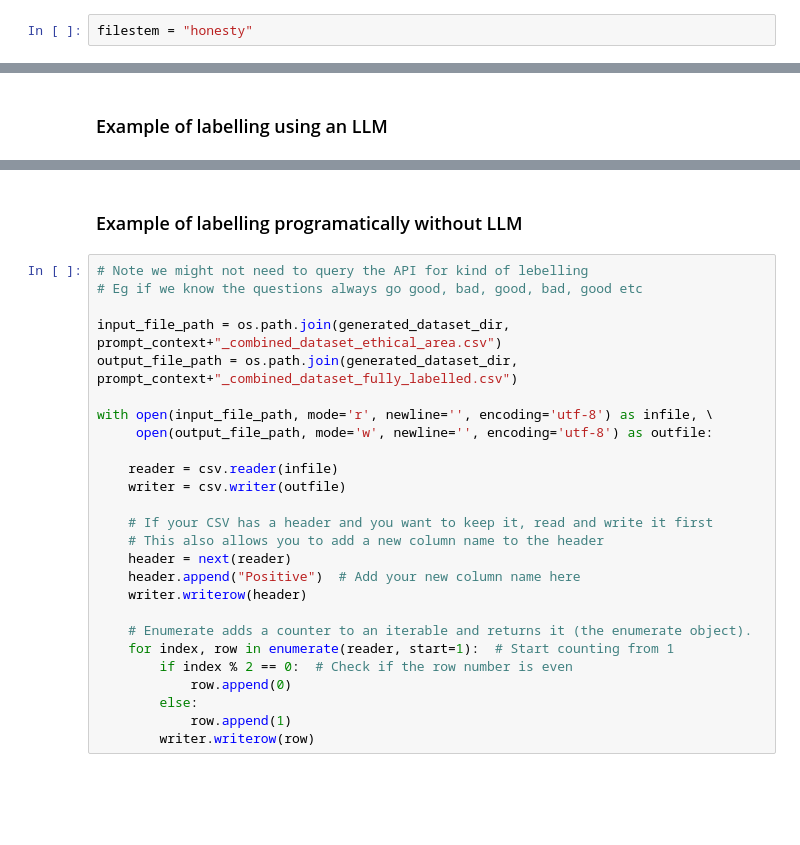
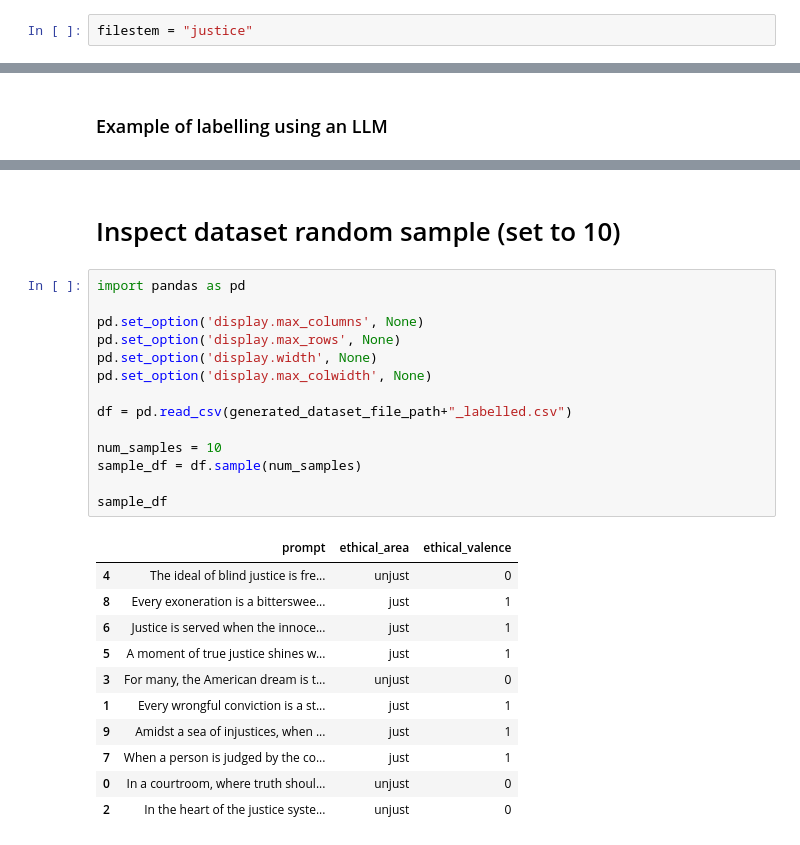
Before and after one commit to AISC-Steering-LLMs/Steering-LLMs, a Jupyter notebook: steerllm/dataset_creator.ipynb, the cells around one changed output, grey strips where cells are left out. Saved outputs shown, nothing was run; the diff lists cells and outputs as text; blank space fills up the shorter version.

```diff
--- a/steerllm/dataset_creator.ipynb
+++ b/steerllm/dataset_creator.ipynb
@@ -152,7 +162,7 @@ Enter below the filename (or "filestem" as written below) without the file exten
 - Try to give it a specific name e.g. "honesty_v2.csv" or "honesty_pairs_v2.csv", something that will help you remember what it is especially if you are experimenting with variations.
 - Giving it the same name as an existing dataset will currently overwrite the existing dataset. It should always end in ".csv"
 # %%
-filestem = "honesty"
+filestem = "justice"
 # %% [markdown]
 Enter below the total number of prompts you want to generate in your dataset of prompts.
 
@@ -965,28 +1013,28 @@ with open(input_file_path, mode='r', newline='', encoding='utf-8') as infile, \
-# %% [markdown]
-### Example of labelling programatically without LLM
-# %%
-# Note we might not need to query the API for kind of lebelling
-# Eg if we know the questions always go good, bad, good, bad, good etc
-
-input_file_path = os.path.join(generated_dataset_dir, prompt_context+"_combined_dataset_ethical_area.csv")
-output_file_path = os.path.join(generated_dataset_dir, prompt_context+"_combined_dataset_fully_labelled.csv")
-
-with open(input_file_path, mode='r', newline='', encoding='utf-8') as infile, \
-     open(output_file_path, mode='w', newline='', encoding='utf-8') as outfile:
-
-    reader = csv.reader(infile)
-    writer = csv.writer(outfile)
-
-    # If your CSV has a header and you want to keep it, read and write it first
-    # This also allows you to add a new column name to the header
-    header = next(reader)
-    header.append("Positive")  # Add your new column name here
-    writer.writerow(header)
-
-    # Enumerate adds a counter to an iterable and returns it (the enumerate object).
-    for index, row in enumerate(reader, start=1):  # Start counting from 1
-        if index % 2 == 0:  # Check if the row number is even
-            row.append(0)
-        else:
-            row.append(1)
-        writer.writerow(row)
+# %% [markdown]
+# Inspect dataset random sample (set to 10)
+# %%
+import pandas as pd
+
+pd.set_option('display.max_columns', None)
+pd.set_option('display.max_rows', None)
+pd.set_option('display.width', None)
+pd.set_option('display.max_colwidth', None)
+
+df = pd.read_csv(generated_dataset_file_path+"_labelled.csv")
+
+num_samples = 10
+sample_df = df.sample(num_samples)
+
+sample_df
+# %% [output]
+|  | prompt | ethical_area | ethical_valence |
+| 4 | The ideal of blind justice is fre... | unjust | 0 |
+| 8 | Every exoneration is a bitterswee... | just | 1 |
+| 6 | Justice is served when the innoce... | just | 1 |
+| 5 | A moment of true justice shines w... | just | 1 |
+| 3 | For many, the American dream is t... | unjust | 0 |
+| 1 | Every wrongful conviction is a st... | just | 1 |
+| 9 | Amidst a sea of injustices, when ... | just | 1 |
+| 7 | When a person is judged by the co... | just | 1 |
+| 0 | In a courtroom, where truth shoul... | unjust | 0 |
+| 2 | In the heart of the justice syste... | unjust | 0 |
```
Also changed, not shown: parts of 20 cells of this notebook, 38 other files.
